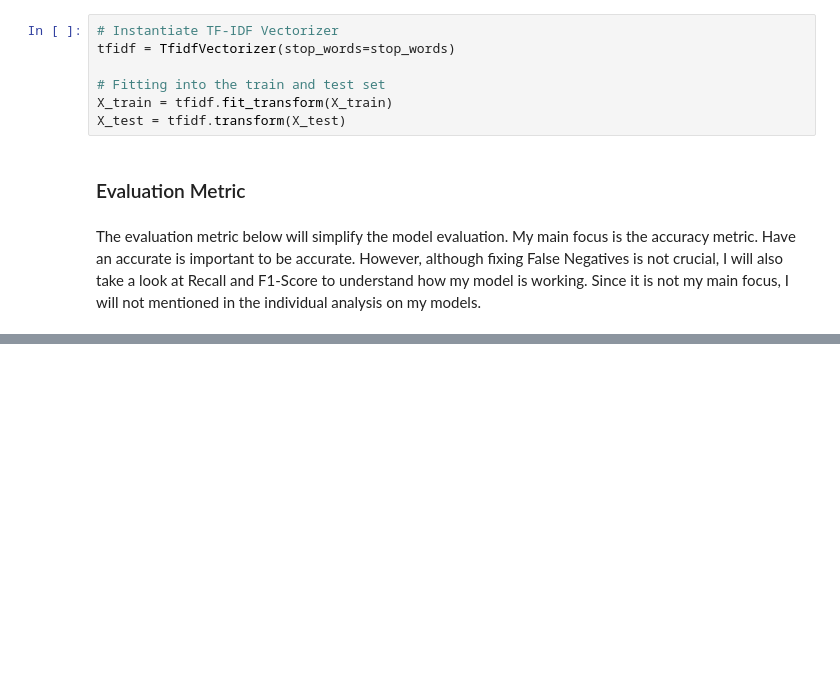
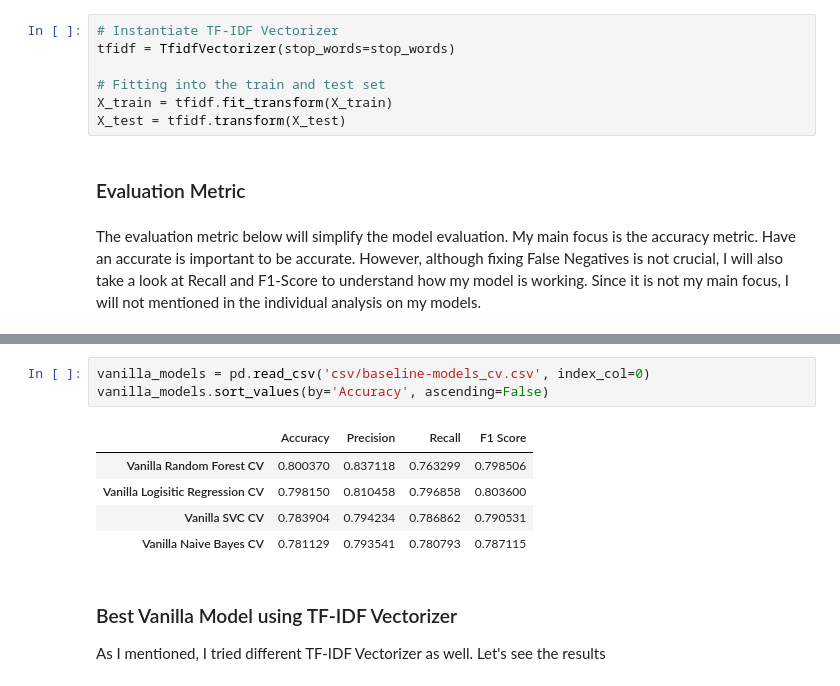
Before and after one commit to ismael-araujo/Hotel-Reviews-Analysis-Using-NLP, a Jupyter notebook: final-notebook.ipynb, the cells around one changed output, grey strips where cells are left out. Cells and saved outputs as stored; diff of their text form; blank space fills up the shorter version.

```diff
--- a/final-notebook.ipynb
+++ b/final-notebook.ipynb
@@ -431,0 +447,13 @@ Since this model was tested with positive and negative reviews, it should be abl
+# %%
+vanilla_models = pd.read_csv('csv/baseline-models_cv.csv', index_col=0)
+vanilla_models.sort_values(by='Accuracy', ascending=False)
+# %% [output]
+|  | Accuracy | Precision | Recall | F1 Score |
+| Vanilla Random Forest CV | 0.800370 | 0.837118 | 0.763299 | 0.798506 |
+| Vanilla Logisitic Regression CV | 0.798150 | 0.810458 | 0.796858 | 0.803600 |
+| Vanilla SVC CV | 0.783904 | 0.794234 | 0.786862 | 0.790531 |
+| Vanilla Naive Bayes CV | 0.781129 | 0.793541 | 0.780793 | 0.787115 |
+# %% [markdown]
+### Best Vanilla Model using TF-IDF Vectorizer
+
+As I mentioned, I tried different TF-IDF Vectorizer as well. Let's see the results
```
Also changed, not shown: parts of 48 cells of this notebook, 25 other files.
